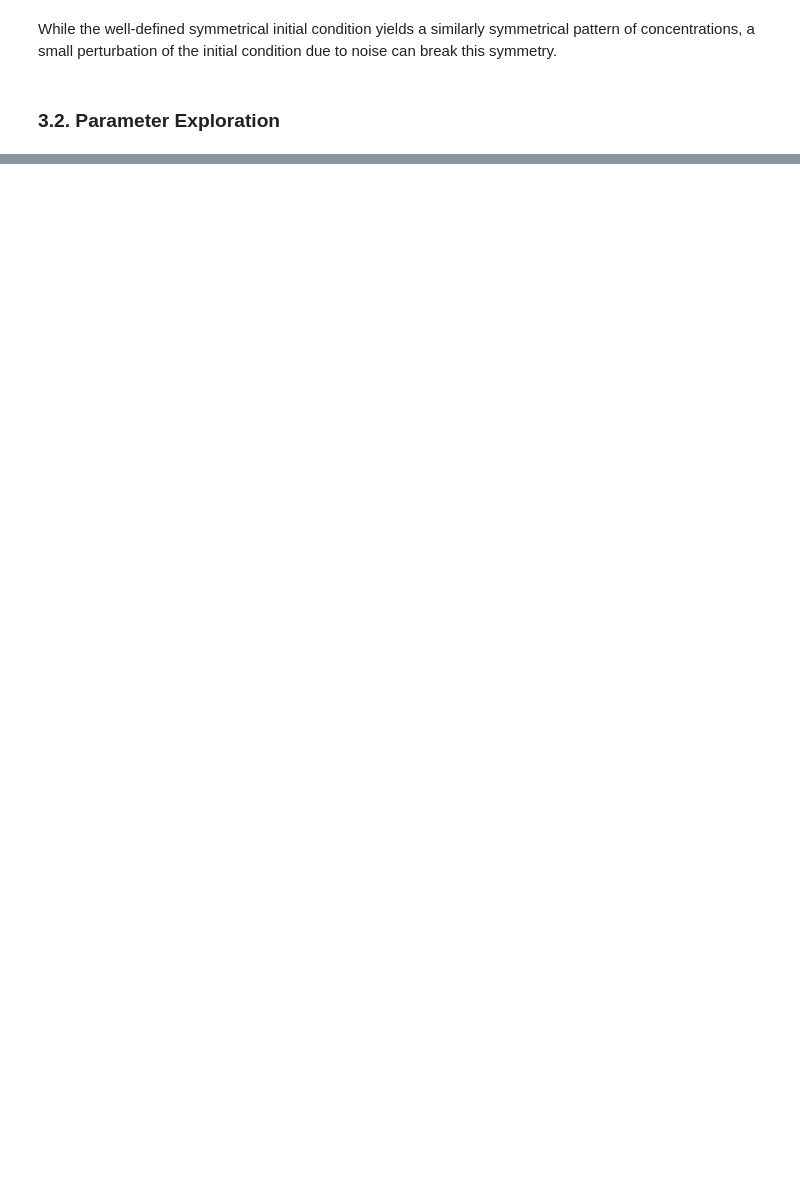
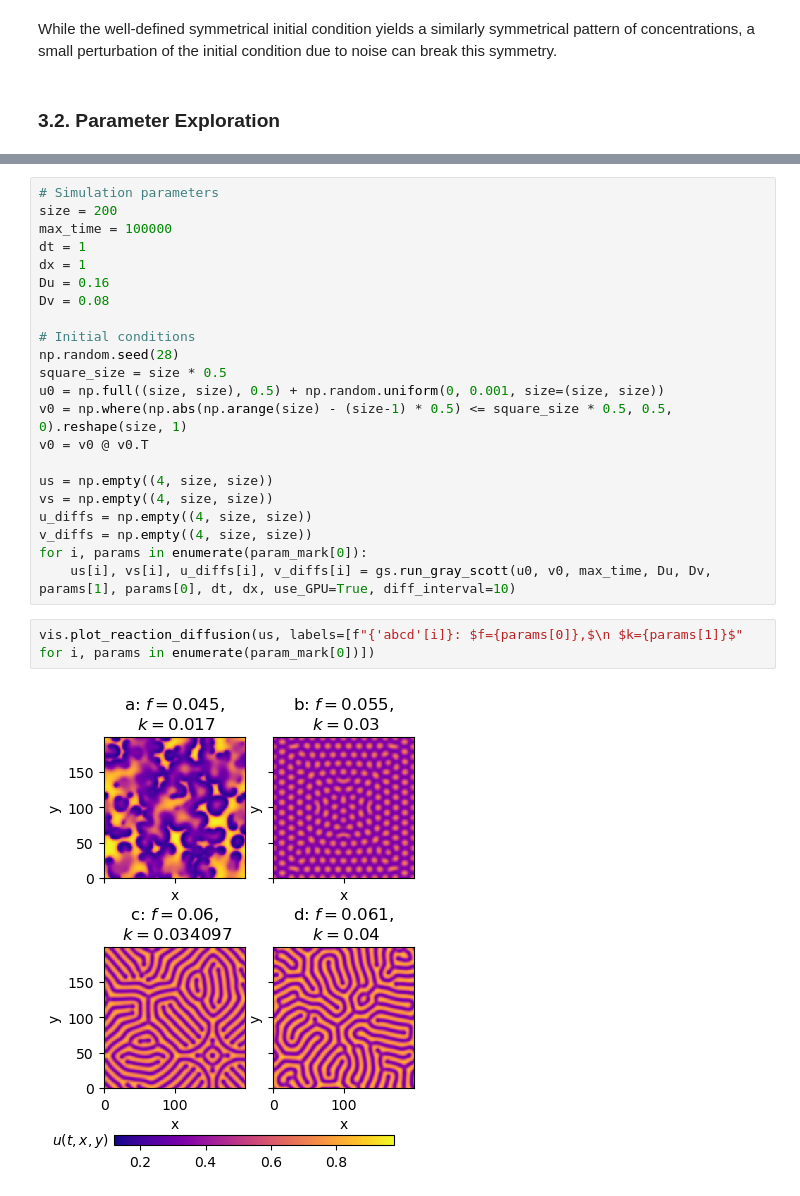
Before and after one commit to mboyan/scented-candles, a Jupyter notebook: Assignment Set 2/AssignmentSet2.ipynb, the cells around one changed output, grey strips where cells are left out. Drawn from its saved outputs; the diff is of its cells as text; blank space fills up the shorter version.

```diff
--- a/Assignment Set 2/AssignmentSet2.ipynb
+++ b/Assignment Set 2/AssignmentSet2.ipynb
@@ -357,0 +351,26 @@ vis.plot_gray_scott_f_k(u_all, f, k, labels=['$D_u=0.16, D_v=0.08$', '$D_u=0.18,
+# %%
+# Simulation parameters
+size = 200
+max_time = 100000
+dt = 1
+dx = 1
+Du = 0.16
+Dv = 0.08
+
+# Initial conditions
+np.random.seed(28)
+square_size = size * 0.5
+u0 = np.full((size, size), 0.5) + np.random.uniform(0, 0.001, size=(size, size))
+v0 = np.where(np.abs(np.arange(size) - (size-1) * 0.5) <= square_size * 0.5, 0.5, 0).reshape(size, 1)
+v0 = v0 @ v0.T
+
+us = np.empty((4, size, size))
+vs = np.empty((4, size, size))
+u_diffs = np.empty((4, size, size))
+v_diffs = np.empty((4, size, size))
+for i, params in enumerate(param_mark[0]):
+    us[i], vs[i], u_diffs[i], v_diffs[i] = gs.run_gray_scott(u0, v0, max_time, Du, Dv, params[1], params[0], dt, dx, use_GPU=True, diff_interval=10)
+# %%
+vis.plot_reaction_diffusion(us, labels=[f"{'abcd'[i]}: $f={params[0]},$\n $k={params[1]}$" for i, params in enumerate(param_mark[0])])
+# %% [output]
+[figure, added]
```
Also changed, not shown: parts of 21 cells of this notebook, 2 other files.
